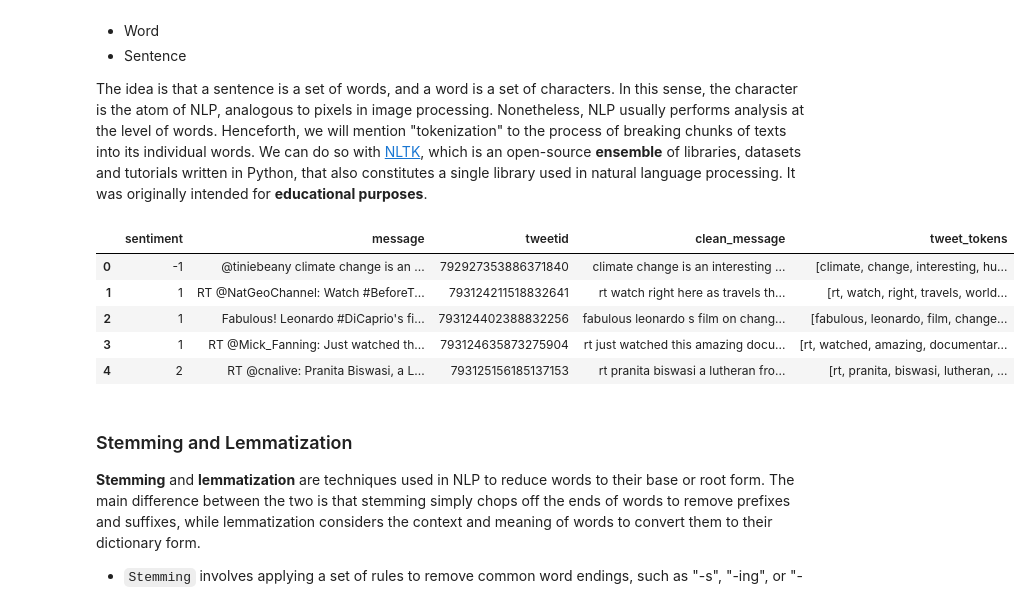
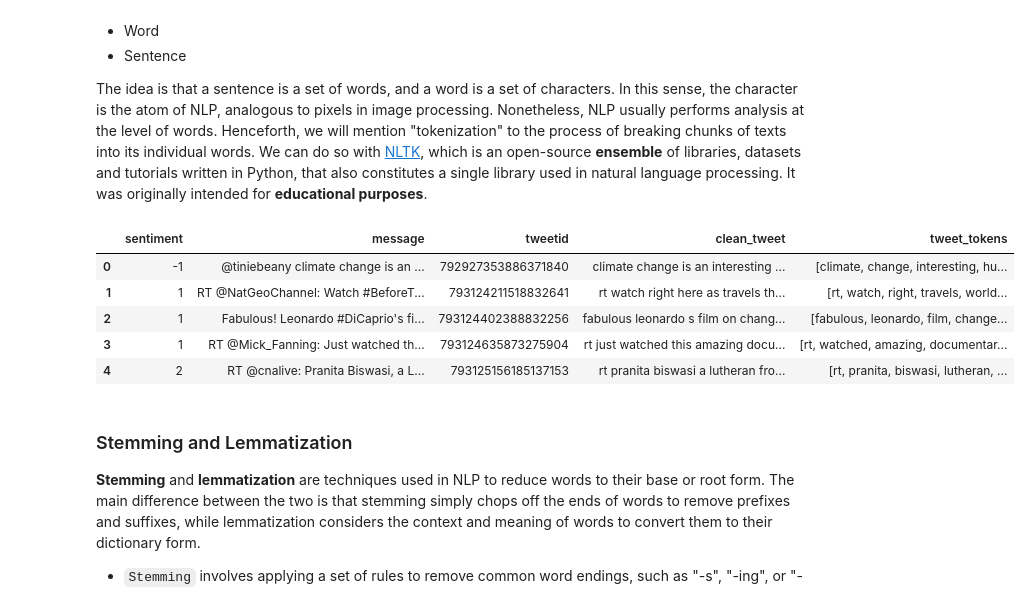
Before and after one commit to adevilde/Twitter-Climate-Change-Sentiment-Analysis, a Jupyter notebook: Twitter_Climate_Change_Sentiment.ipynb, the cells around one changed output. Saved outputs shown, nothing was run; the diff lists cells and outputs as text; code cells hidden in the pictures.

```diff
--- a/Twitter_Climate_Change_Sentiment.ipynb
+++ b/Twitter_Climate_Change_Sentiment.ipynb
@@ -370,7 +372,7 @@ def clean_text(text):
 tweets = df.copy()
 
 # Apply the clean_text function to the 'message' column
-tweets['clean_message'] = tweets['message'].apply(clean_text)
+tweets['clean_tweet'] = tweets['message'].apply(clean_text)
 
 tweets.head()
 # %% [output]
@@ -399,12 +401,12 @@ def tweet_tokens(text):
 
     return filtered_text
 # %%
-# Apply the remove_stopwords function to the 'clean_message' column
-tweets['tweet_tokens'] = tweets['clean_message'].apply(tweet_tokens)
+# Apply the remove_stopwords function to the 'clean_tweet' column
+tweets['tweet_tokens'] = tweets['clean_tweet'].apply(tweet_tokens)
 
 tweets.head()
 # %% [output]
-|  | sentiment | message | tweetid | clean_message | tweet_tokens |
+|  | sentiment | message | tweetid | clean_tweet | tweet_tokens |
 | 0 | -1 | @tiniebeany climate change is an ... | 792927353886371840 | climate change is an interesting ... | [climate, change, interesting, hu... |
 | 1 | 1 | RT @NatGeoChannel: Watch #BeforeT... | 793124211518832641 | rt watch right here as travels th... | [rt, watch, right, travels, world... |
 | 2 | 1 | Fabulous! Leonardo #DiCaprio's fi... | 793124402388832256 | fabulous leonardo s film on chang... | [fabulous, leonardo, film, change... |
```
Also changed, not shown: parts of 11 cells of this notebook.
